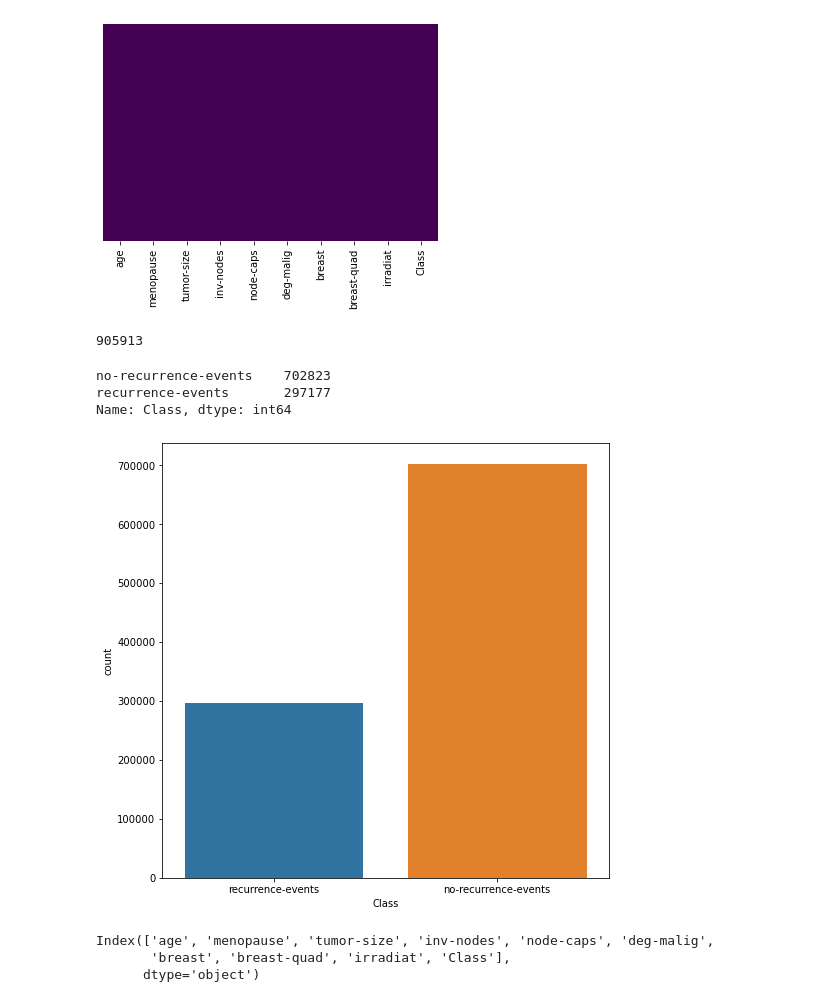
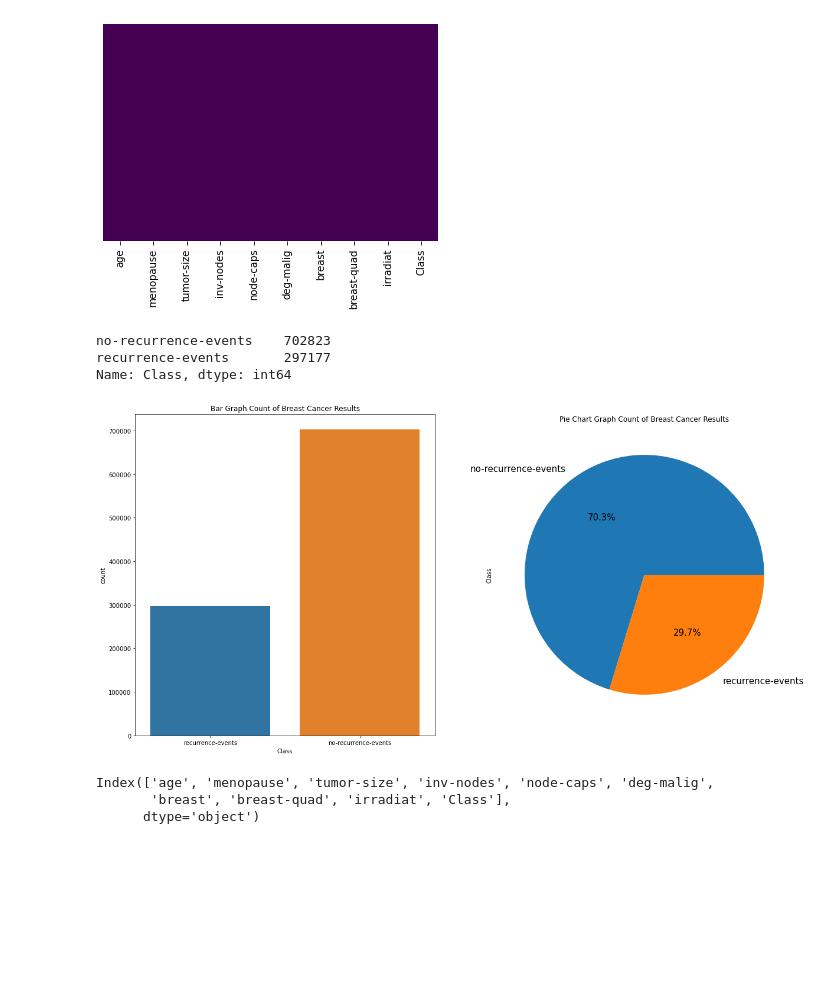
Before and after one commit to CleverJinn/DataScience, a Jupyter notebook: BreastCancerDetection/BreastCancer.ipynb, the cells around one changed output. Cells and saved outputs as stored; diff of their text form; code cells hidden in the pictures; blank space fills up the shorter version.

```diff
--- a/BreastCancerDetection/BreastCancer.ipynb
+++ b/BreastCancerDetection/BreastCancer.ipynb
@@ -110,19 +141,19 @@ irradiat       0
 Class          0
 dtype: int64
 [figure]
-# %%
-len(df)-len(df.drop_duplicates())
-# %% [output]
-905913
-# %%
-fig = plt.subplots(figsize=(8,8))
-sns.countplot(x=df['Class'])
-df['Class'].value_counts()
-# %% [output]
-no-recurrence-events    702823
-recurrence-events       297177
-Name: Class, dtype: int64
-[figure, removed]
+# %%
+df['Class'].value_counts()
+fig, (ax1, ax2) = plt.subplots(1,2, figsize=(20,10))
+ax1.set_title('Bar Graph Count of Breast Cancer Results')
+ax2.set_title('Pie Chart Graph Count of Breast Cancer Results')
+sns.countplot(x=df['Class'], ax=ax1)
+df['Class'].value_counts().plot.pie(autopct='%1.1f%%',shadow=False,textprops={'fontsize': 15},ax=ax2)
+df['Class'].value_counts()
+# %% [output]
+no-recurrence-events    702823
+recurrence-events       297177
+Name: Class, dtype: int64
+[figure, added]
 # %%
 df.columns
 # %% [output]
```
Also changed, not shown: parts of 24 cells of this notebook.
